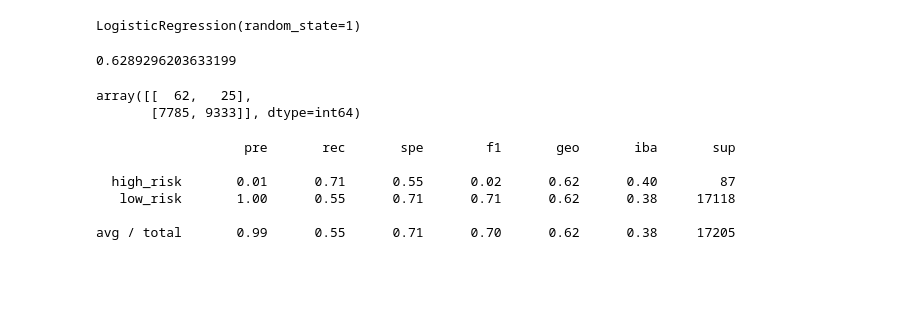
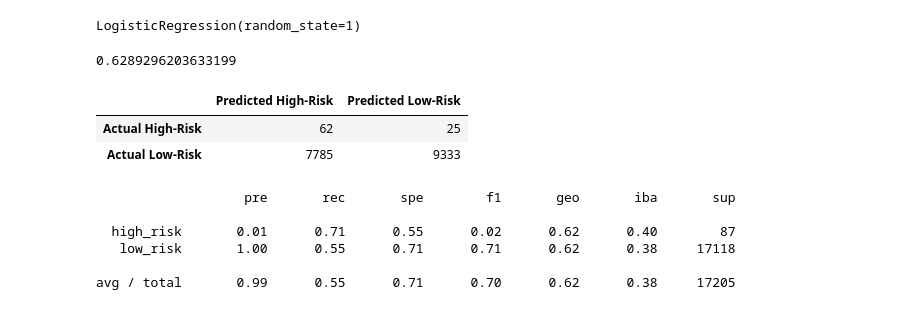
Before and after one commit to jlittman28/Credit_Risk_Analysis, a Jupyter notebook: credit_risk_resampling.ipynb, the cells around one changed output. Saved outputs shown, nothing was run; the diff lists cells and outputs as text; code cells hidden in the pictures; blank space fills up the shorter version.

```diff
--- a/credit_risk_resampling.ipynb
+++ b/credit_risk_resampling.ipynb
@@ -299,12 +309,17 @@ y_pred = model.predict(X_test)
 balanced_accuracy_score(y_test, y_pred)
 # %% [output]
 0.6289296203633199
-# %%
-# Display the confusion matrix
-confusion_matrix(y_test, y_pred)
-# %% [output]
-array([[  62,   25],
-       [7785, 9333]], dtype=int64)
+# %%
+# Display the confusion matrix
+cm = confusion_matrix(y_test, y_pred)
+cm_df = pd.DataFrame(cm,
+                     index=['Actual High-Risk', 'Actual Low-Risk'],
+                     columns=['Predicted High-Risk', 'Predicted Low-Risk'])
+cm_df
+# %% [output]
+|  | Predicted High-Risk | Predicted Low-Risk |
+| Actual High-Risk | 62 | 25 |
+| Actual Low-Risk | 7785 | 9333 |
 # %%
 # Print the imbalanced classification report
 print(classification_report_imbalanced(y_test, y_pred))
```
Also changed, not shown: parts of 11 cells of this notebook.
